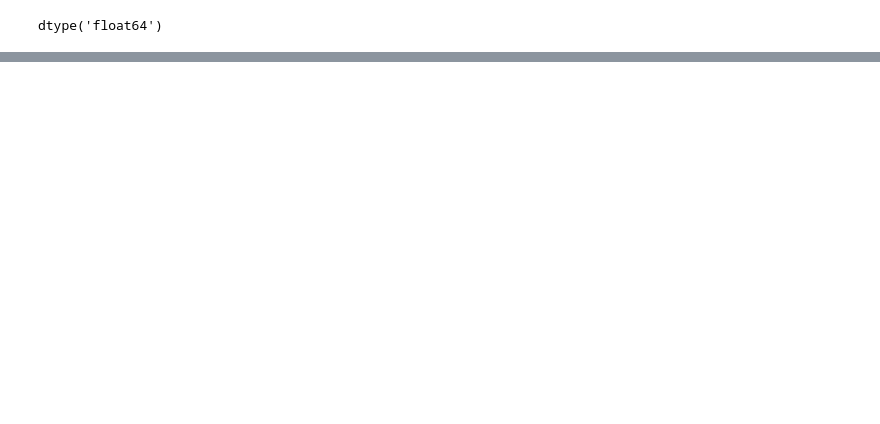
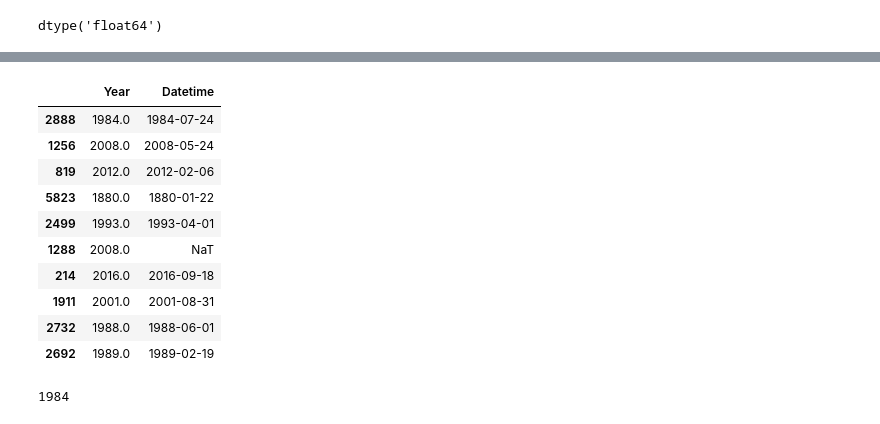
Before and after one commit to Humberthor/primer_proyecto_DAPT, a Jupyter notebook: codigo_proyecto/proyecto_main.ipynb, the cells around one changed output, grey strips where cells are left out. Saved outputs shown, nothing was run; the diff lists cells and outputs as text; code cells hidden in the pictures; blank space fills up the shorter version.

```diff
--- a/codigo_proyecto/proyecto_main.ipynb
+++ b/codigo_proyecto/proyecto_main.ipynb
@@ -342,0 +340,18 @@ sorted(df["Age_normalize"].unique())
+# %%
+df[["Year","Datetime"]].sample(10)
+# %% [output]
+|  | Year | Datetime |
+| 2888 | 1984.0 | 1984-07-24 |
+| 1256 | 2008.0 | 2008-05-24 |
+| 819 | 2012.0 | 2012-02-06 |
+| 5823 | 1880.0 | 1880-01-22 |
+| 2499 | 1993.0 | 1993-04-01 |
+| 1288 | 2008.0 | NaT |
+| 214 | 2016.0 | 2016-09-18 |
+| 1911 | 2001.0 | 2001-08-31 |
+| 2732 | 1988.0 | 1988-06-01 |
+| 2692 | 1989.0 | 1989-02-19 |
+# %%
+df.iloc[2888]["Datetime"].year
+# %% [output]
+1984
```
Also changed, not shown: parts of 49 cells of this notebook, 1 other file.
